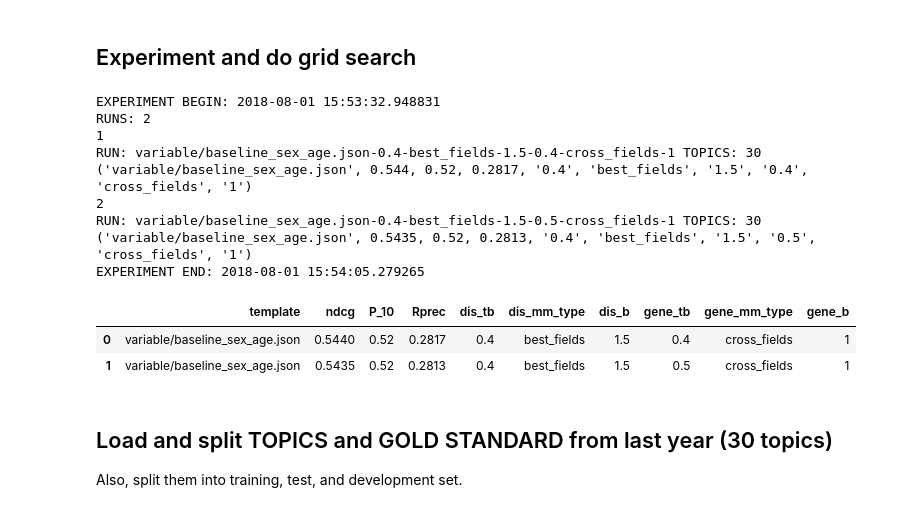
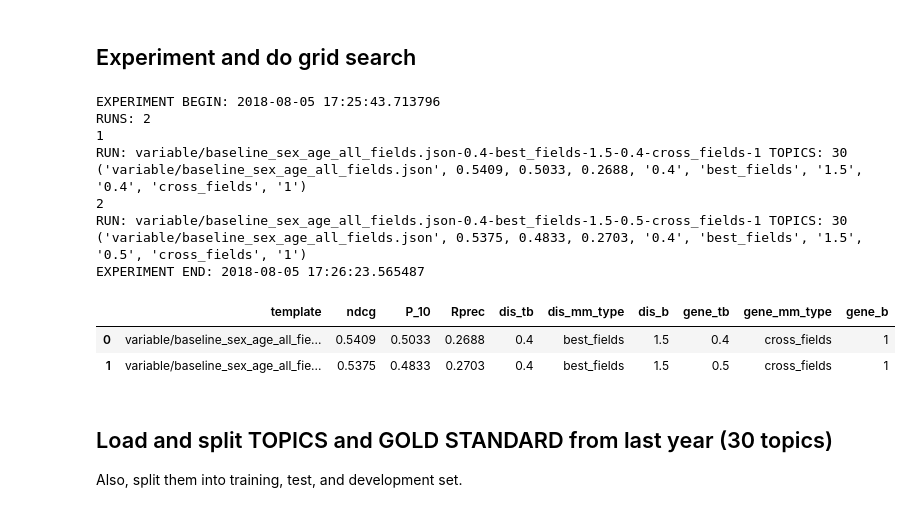
Before and after one commit to plopezgarcia/trec-2018-precision-medicine, a Jupyter notebook: python/abstracts/abstracts_experiments.ipynb, the cells around one changed output. Saved outputs shown, nothing was run; the diff lists cells and outputs as text; code cells hidden in the pictures.

Commit message:
finished abstracts

```diff
--- a/python/abstracts/abstracts_experiments.ipynb
+++ b/python/abstracts/abstracts_experiments.ipynb
@@ -21,7 +21,7 @@ qrels_all = utils.get_qrels('./gold-standard/abstracts.2017.qrels')
 # %% [markdown]
 # Sample investigation of missing documents in a topic
 # %%
-TOPIC = 1
+TOPIC = 30
 topic = topics_all[(topics_all.topic==TOPIC)]
 qrels = utils.qrels_of_topics(qrels_all, topic)
 topic
@@ -42,0 +67,9 @@ RUN: imi_mug_abst TOPICS: 1
+# %%
+run_params = {
+    'run_id':'imi_mug_abst',
+    'query_template':'tests/imi_mug_abs10.json',
+}
+
+run, run_params = running.run(topic, 'ABSTRACTS', run_params)
+results, aggregated = evaluation.evaluate(qrels[(qrels.relev.isin([2]))], run)
+aggregated
@@ -92,30 +144,30 @@ RUN: DEFAULT_RUN TOPICS: 30
 ## Experiment and do grid search
 # %%
 experiment_params_grid = {
-    'query_template':['variable/baseline_sex_age.json'],
+    'query_template':['variable/baseline_sex_age_all_fields.json'],
     'disease_tie_breaker':[0.4],
     'disease_multi_match_type':['best_fields'],
     'disease_boost':[1.5],
     'gene_tie_breaker':[0.4, 0.5],
     'gene_multi_match_type':['cross_fields'],
     'gene_boost':[1]
 }
 
 results = running.experiment(topics_all, qrels_all, 'ABSTRACTS', experiment_params_grid)
 results
 # %% [output]
-EXPERIMENT BEGIN: 2018-08-01 15:53:32.948831
+EXPERIMENT BEGIN: 2018-08-05 17:25:43.713796
 RUNS: 2
 1
-RUN: variable/baseline_sex_age.json-0.4-best_fields-1.5-0.4-cross_fields-1 TOPICS: 30
-('variable/baseline_sex_age.json', 0.544, 0.52, 0.2817, '0.4', 'best_fields', '1.5', '0.4', 'cross_fields', '1')
+RUN: variable/baseline_sex_age_all_fields.json-0.4-best_fields-1.5-0.4-cross_fields-1 TOPICS: 30
+('variable/baseline_sex_age_all_fields.json', 0.5409, 0.5033, 0.2688, '0.4', 'best_fields', '1.5', '0.4', 'cross_fields', '1')
 2
-RUN: variable/baseline_sex_age.json-0.4-best_fields-1.5-0.5-cross_fields-1 TOPICS: 30
-('variable/baseline_sex_age.json', 0.5435, 0.52, 0.2813, '0.4', 'best_fields', '1.5', '0.5', 'cross_fields', '1')
-EXPERIMENT END: 2018-08-01 15:54:05.279265
+RUN: variable/baseline_sex_age_all_fields.json-0.4-best_fields-1.5-0.5-cross_fields-1 TOPICS: 30
+('variable/baseline_sex_age_all_fields.json', 0.5375, 0.4833, 0.2703, '0.4', 'best_fields', '1.5', '0.5', 'cross_fields', '1')
+EXPERIMENT END: 2018-08-05 17:26:23.565487
 |  | template | ndcg | P_10 | Rprec | dis_tb | dis_mm_type | dis_b | gene_tb | gene_mm_type | gene_b |
-| 0 | variable/baseline_sex_age.json | 0.5440 | 0.52 | 0.2817 | 0.4 | best_fields | 1.5 | 0.4 | cross_fields | 1 |
-| 1 | variable/baseline_sex_age.json | 0.5435 | 0.52 | 0.2813 | 0.4 | best_fields | 1.5 | 0.5 | cross_fields | 1 |
+| 0 | variable/baseline_sex_age_all_fie... | 0.5409 | 0.5033 | 0.2688 | 0.4 | best_fields | 1.5 | 0.4 | cross_fields | 1 |
+| 1 | variable/baseline_sex_age_all_fie... | 0.5375 | 0.4833 | 0.2703 | 0.4 | best_fields | 1.5 | 0.5 | cross_fields | 1 |
 # %% [markdown]
 ## Load and split TOPICS and GOLD STANDARD from last year (30 topics)
 Also, split them into training, test, and development set.
```
Also changed, not shown: parts of 6 cells of this notebook, 9 other files.
